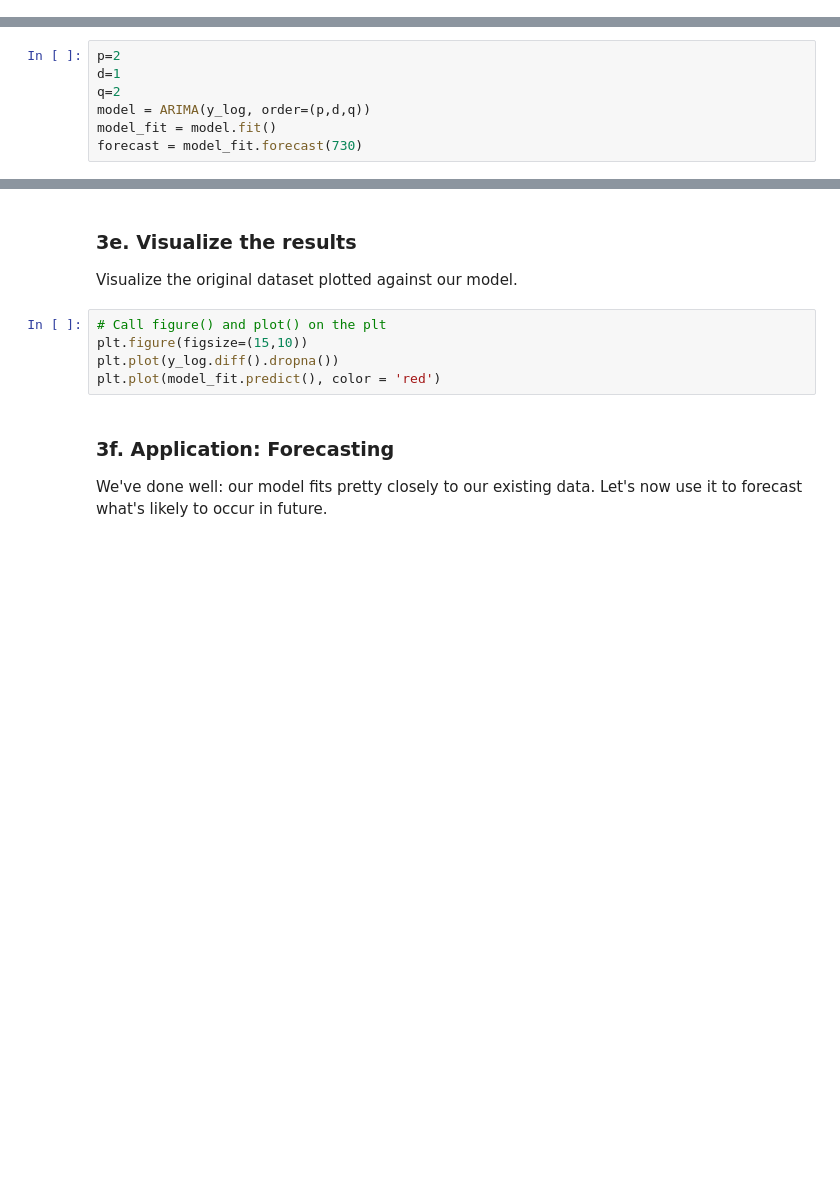
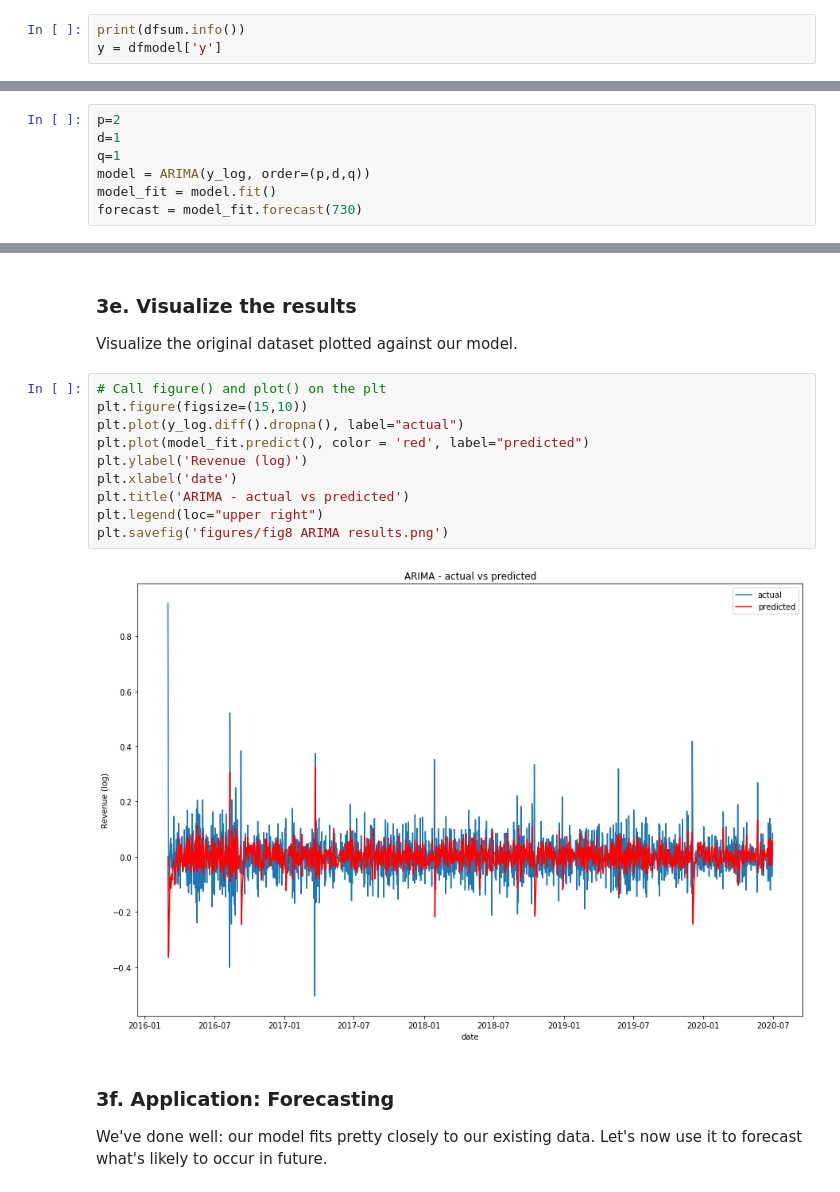
Before and after one commit to NancyKecso/Springboard, a Jupyter notebook: Capstone 3 elementary OS revenue projection/Capstone 3 - Step 4 Preprocessing and Step 5 Modeling - ARIMA.ipynb, the cells around one changed output, grey strips where cells are left out. Drawn from its saved outputs; the diff is of its cells as text; blank space fills up the shorter version.

```diff
--- a/Capstone 3 elementary OS revenue projection/Capstone 3 - Step 4 Preprocessing and Step 5 Modeling - ARIMA.ipynb
+++ b/Capstone 3 elementary OS revenue projection/Capstone 3 - Step 4 Preprocessing and Step 5 Modeling - ARIMA.ipynb
@@ -139,0 +140,3 @@ y = dfsum['Amount']
+# %%
+print(dfsum.info())
+y = dfmodel['y']
@@ -267,7 +321,7 @@ evaluate_models(y_log, p_values, d_values, q_values)
 # %%
 p=2
 d=1
-q=2
+q=1
 model = ARIMA(y_log, order=(p,d,q))
 model_fit = model.fit()
 forecast = model_fit.forecast(730)
@@ -282,8 +411,15 @@ Visualize the original dataset plotted against our model.
 # %%
 # Call figure() and plot() on the plt
 plt.figure(figsize=(15,10))
-plt.plot(y_log.diff().dropna())
-plt.plot(model_fit.predict(), color = 'red')
+plt.plot(y_log.diff().dropna(), label="actual")
+plt.plot(model_fit.predict(), color = 'red', label="predicted")
+plt.ylabel('Revenue (log)')
+plt.xlabel('date')
+plt.title('ARIMA - actual vs predicted')
+plt.legend(loc="upper right")
+plt.savefig('figures/fig8 ARIMA results.png')
+# %% [output]
+[figure, added]
 # %% [markdown]
 ### 3f. Application: Forecasting
 
```
Also changed, not shown: parts of 19 cells of this notebook, 14 other files.
